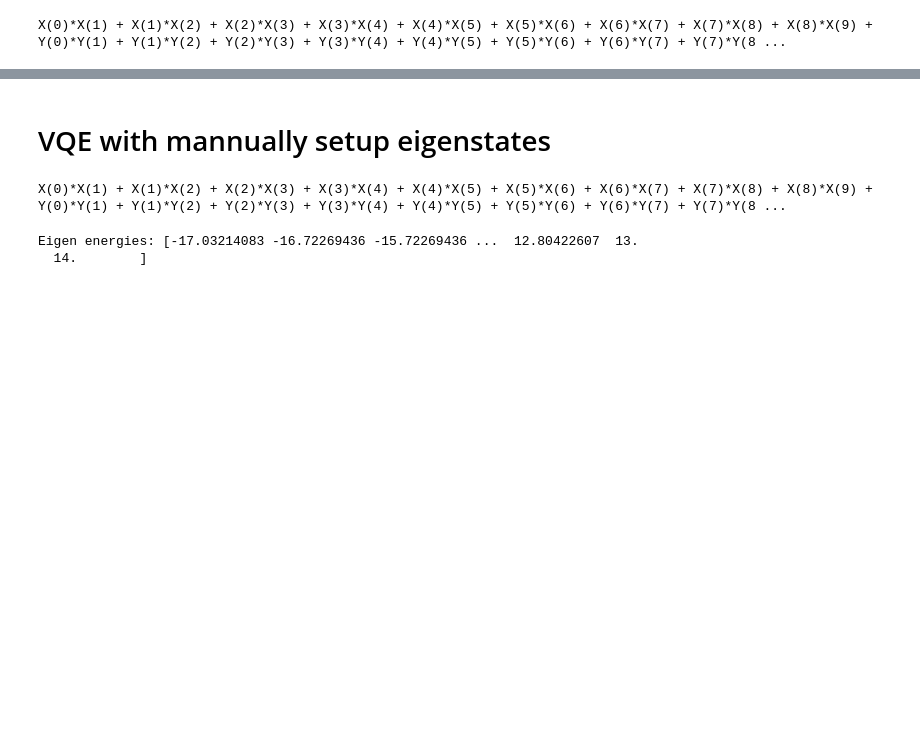
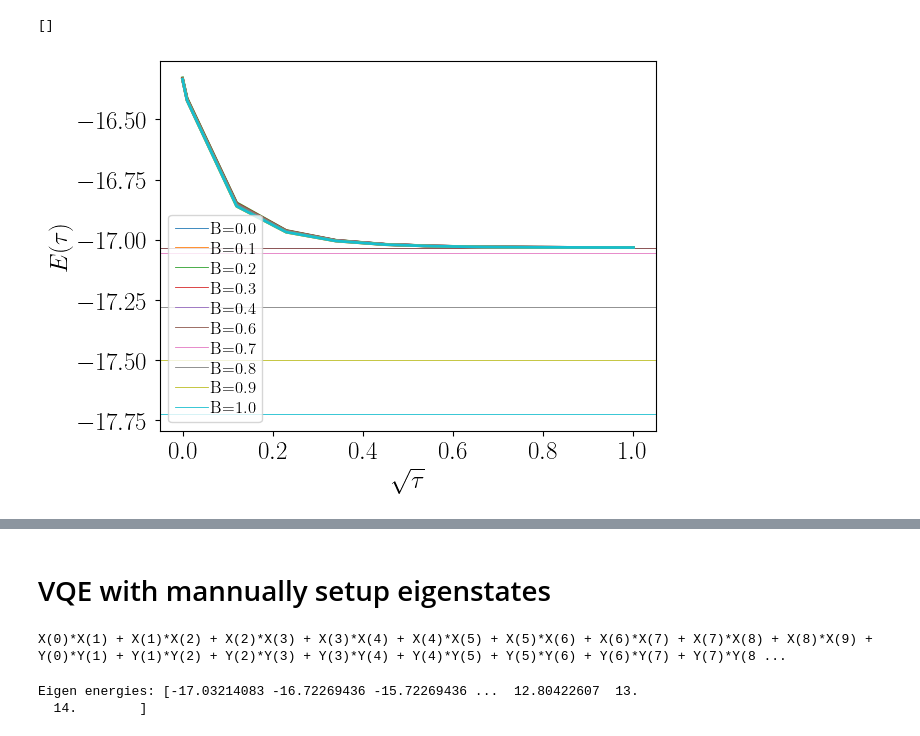
Before and after one commit to renezander90/DB-QITE, a Jupyter notebook: QITE_plateau.ipynb, the cells around one changed output, grey strips where cells are left out. Cells and saved outputs as stored; diff of their text form; code cells hidden in the pictures; blank space fills up the shorter version.

```diff
--- a/QITE_plateau.ipynb
+++ b/QITE_plateau.ipynb
@@ -13,12 +85,18 @@ G.add_edges_from([(k,(k+1)%L) for k in range(L-1)])
+# %%
+for i, B in enumerate(B_range):
+    line, = plt.plot(beta_list, energies_ls[i])
+    plt.axhline(eig_ls[i][0], linewidth=0.6, color=line.get_color(), label=f'B={np.round(B,1)}')
+plt.xlabel(r'$\sqrt\tau$')
+plt.ylabel(r'$E(\tau)$')
+plt.legend()
+plt.plot()
+# %% [output]
+[]
+[figure, added]
 # %%
-from qrisp.operators import X, Y, Z
-
 J = 1
-B = 0.5
+B = 0.7
 H = create_heisenberg_hamiltonian(G, J, B)
-print(H)
-# %% [output]
-X(0)*X(1) + X(1)*X(2) + X(2)*X(3) + X(3)*X(4) + X(4)*X(5) + X(5)*X(6) + X(6)*X(7) + X(7)*X(8) + X(8)*X(9) + Y(0)*Y(1) + Y(1)*Y(2) + Y(2)*Y(3) + Y(3)*Y(4) + Y(4)*Y(5) + Y(5)*Y(6) + Y(6)*Y(7) + Y(7)*Y(8 ...
 # %%
 eigvals = scipy.sparse.linalg.eigs(H.to_array())
 eigvals_from_low = np.sort(eigvals[0])
```
Also changed, not shown: parts of 11 cells of this notebook.
